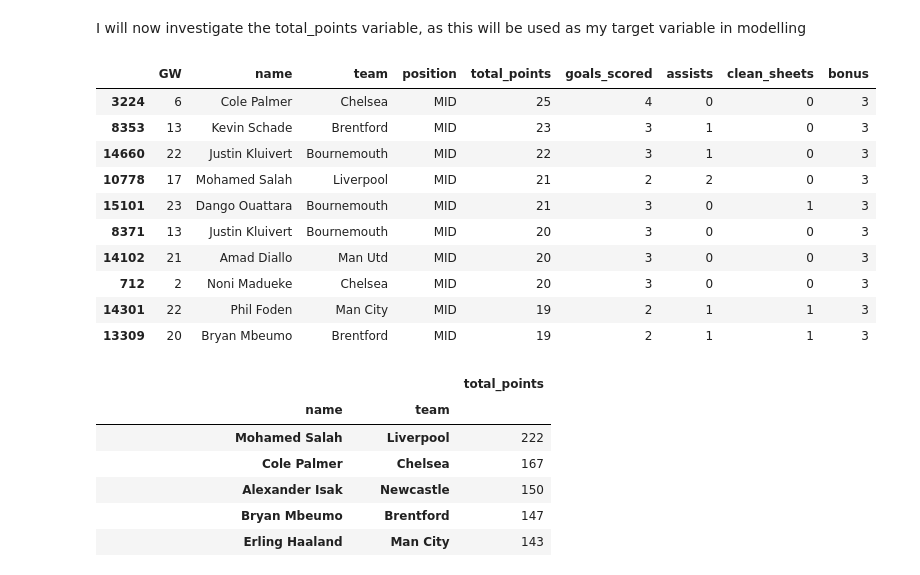
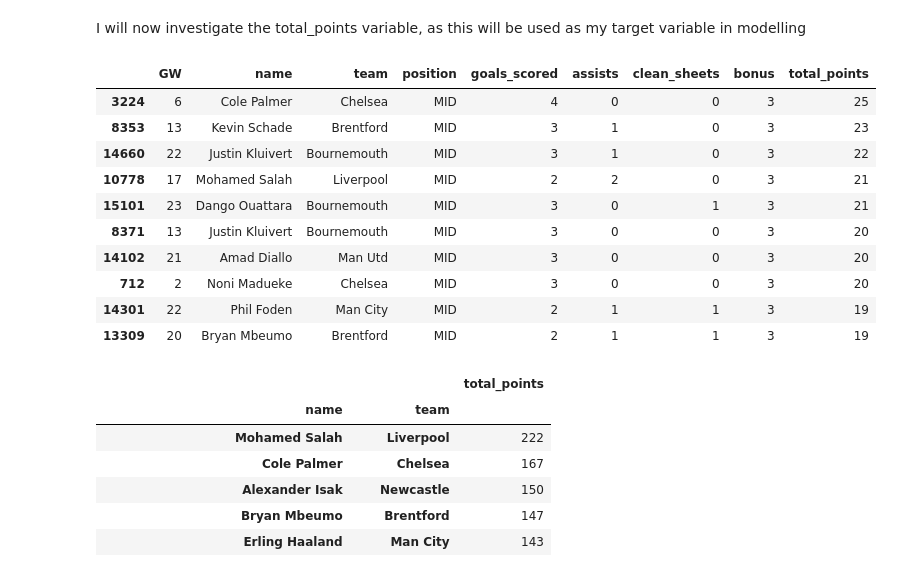
Before and after one commit to mattfurey1/fpl_points_predictor, a Jupyter notebook: project.ipynb, the cells around one changed output. Saved outputs shown, nothing was run; the diff lists cells and outputs as text; code cells hidden in the pictures.

```diff
--- a/project.ipynb
+++ b/project.ipynb
@@ -173,19 +173,19 @@ These negative points line up with my expectation that it is a result of players
 I will now investigate the total_points variable, as this will be used as my target variable in modelling
 # %%
 # inspect the top 10 highest total_points values
-df[['GW', 'name', 'team', 'position', 'total_points', 'goals_scored', 'assists', 'clean_sheets', 'bonus']].sort_values(by='total_points', ascending=False).head(10)
+df[['GW', 'name', 'team', 'position', 'goals_scored', 'assists', 'clean_sheets', 'bonus', 'total_points']].sort_values(by='total_points', ascending=False).head(10)
 # %% [output]
-|  | GW | name | team | position | total_points | goals_scored | assists | clean_sheets | bonus |
-| 3224 | 6 | Cole Palmer | Chelsea | MID | 25 | 4 | 0 | 0 | 3 |
-| 8353 | 13 | Kevin Schade | Brentford | MID | 23 | 3 | 1 | 0 | 3 |
-| 14660 | 22 | Justin Kluivert | Bournemouth | MID | 22 | 3 | 1 | 0 | 3 |
-| 10778 | 17 | Mohamed Salah | Liverpool | MID | 21 | 2 | 2 | 0 | 3 |
-| 15101 | 23 | Dango Ouattara | Bournemouth | MID | 21 | 3 | 0 | 1 | 3 |
-| 8371 | 13 | Justin Kluivert | Bournemouth | MID | 20 | 3 | 0 | 0 | 3 |
-| 14102 | 21 | Amad Diallo | Man Utd | MID | 20 | 3 | 0 | 0 | 3 |
-| 712 | 2 | Noni Madueke | Chelsea | MID | 20 | 3 | 0 | 0 | 3 |
-| 14301 | 22 | Phil Foden | Man City | MID | 19 | 2 | 1 | 1 | 3 |
-| 13309 | 20 | Bryan Mbeumo | Brentford | MID | 19 | 2 | 1 | 1 | 3 |
+|  | GW | name | team | position | goals_scored | assists | clean_sheets | bonus | total_points |
+| 3224 | 6 | Cole Palmer | Chelsea | MID | 4 | 0 | 0 | 3 | 25 |
+| 8353 | 13 | Kevin Schade | Brentford | MID | 3 | 1 | 0 | 3 | 23 |
+| 14660 | 22 | Justin Kluivert | Bournemouth | MID | 3 | 1 | 0 | 3 | 22 |
+| 10778 | 17 | Mohamed Salah | Liverpool | MID | 2 | 2 | 0 | 3 | 21 |
+| 15101 | 23 | Dango Ouattara | Bournemouth | MID | 3 | 0 | 1 | 3 | 21 |
+| 8371 | 13 | Justin Kluivert | Bournemouth | MID | 3 | 0 | 0 | 3 | 20 |
+| 14102 | 21 | Amad Diallo | Man Utd | MID | 3 | 0 | 0 | 3 | 20 |
+| 712 | 2 | Noni Madueke | Chelsea | MID | 3 | 0 | 0 | 3 | 20 |
+| 14301 | 22 | Phil Foden | Man City | MID | 2 | 1 | 1 | 3 | 19 |
+| 13309 | 20 | Bryan Mbeumo | Brentford | MID | 2 | 1 | 1 | 3 | 19 |
 # %%
 # find the top 10 highest total points scorers in the data
 df.groupby(['name', 'team']).sum()[['total_points']].sort_values(by='total_points', ascending=False).head(10)
```
Also changed, not shown: parts of 20 cells of this notebook.
